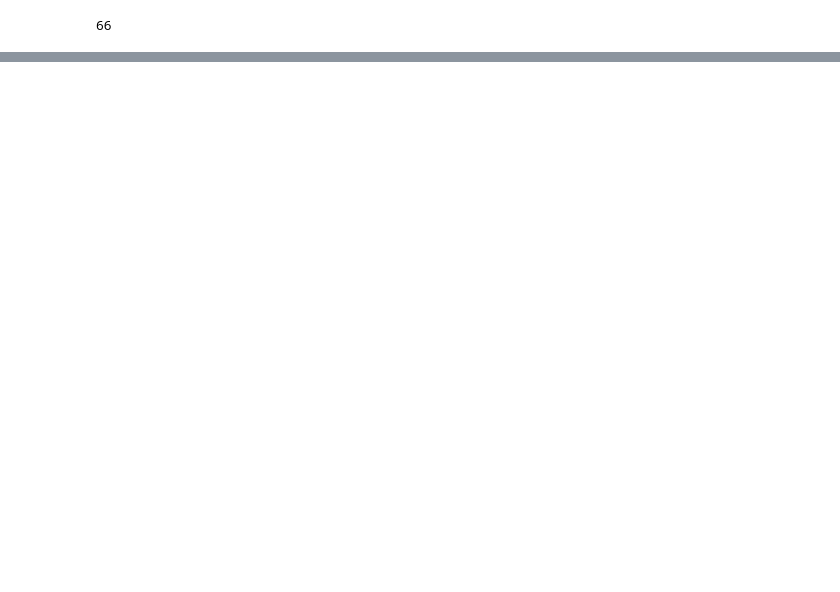
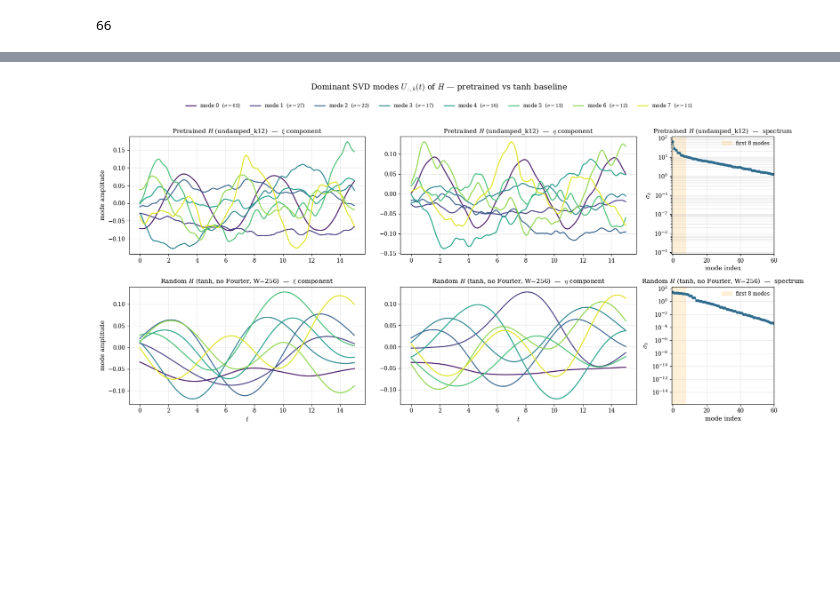
Before and after one commit to esemsc-dda24/PTL-PINNs, a Jupyter notebook: ptlpinns/results/LKV/lotka_volterra.ipynb, the cells around one changed output, grey strips where cells are left out. Drawn from its saved outputs; the diff is of its cells as text; code cells hidden in the pictures; blank space fills up the shorter version.

````diff
--- a/ptlpinns/results/LKV/lotka_volterra.ipynb
+++ b/ptlpinns/results/LKV/lotka_volterra.ipynb
@@ -329,3 +418,87 @@ N = 500:
+# %%
+# Build the tanh, no-Fourier, W=256 random baseline on the same grid.
+torch.manual_seed(0)
+np.random.seed(0)
+tanh_baseline_model = Multihead_model_fourier(
+    k=training_log["k"],
+    bias=training_log["bias"],
+    use_sine=False,
+    use_fourier=False,
+    scale=1.0,
+    n_frequencies=16,
+    HIDDEN_LAYERS=[256, 256, 512],
+)
+H_dict_tanh = transfer.compute_H_dict(tanh_baseline_model, N=N, bias=True, t_span=t_span)
+
+bases = [
+    ("Pretrained $H$ (undamped_k12)",                H_dict),
+    ("Random $H$ (tanh, no Fourier, W=256)",         H_dict_tanh),
+]
+
+K = 8  # number of dominant SVD modes to display per model
+t_axis = np.linspace(t_span[0], t_span[1], N)
+
+cmap = plt.cm.get_cmap("viridis")
+colors = [cmap(0.05 + 0.9 * j / (K - 1)) for j in range(K)]
+
+# Layout: per model, three subplots side by side
+#   col 0 : K dominant U-modes restricted to the xi component
+#   col 1 : K dominant U-modes restricted to the eta component
+#   col 2 : singular-value spectrum (log scale)
+fig, axes = plt.subplots(len(bases), 3, figsize=(17, 4.0 * len(bases)),
+                         gridspec_kw={"width_ratios": [3, 3, 1.3]})
+
+for row, (name, Hd) in enumerate(bases):
+    H = Hd["H"]
+    # SVD on the full (2N, W) basis matrix.
+    U, S, _ = np.linalg.svd(H, full_matrices=False)
+    U_even  = U[0::2, :]    # (N, k)  — xi component of each mode
+    U_odd   = U[1::2, :]    # (N, k)  — eta component of each mode
+
+    for ax, mat, comp_name in [
+        (axes[row, 0], U_even, r"$\xi$ component"),
+        (axes[row, 1], U_odd,  r"$\eta$ component"),
+    ]:
+        for j in range(K):
+            ax.plot(
+                t_axis, mat[:, j], color=colors[j],
+                linewidth=1.8, alpha=0.95,
+                label=fr"mode {j}  ($\sigma={S[j]:.2g}$)",
+            )
+        ax.grid(True, alpha=0.3)
+        ax.set_title(f"{name}  —  {comp_name}", fontsize=11)
+        if row == len(bases) - 1:
+            ax.set_xlabel(r"$t$", fontsize=12)
+
+    # Singular-value spectrum.
+    spec_ax = axes[row, 2]
+    spec_ax.semilogy(np.arange(len(S)), S, marker="o", markersize=4,
+                     linewidth=1.2, color=cmap(0.35))
+    spec_ax.axvspan(-0.5, K - 0.5, color="orange", alpha=0.15,
+                    label=f"first {K} modes")
+    spec_ax.set_xlabel("mode index", fontsize=11)
+    spec_ax.set_ylabel(r"$\sigma_k$", fontsize=12)
+    spec_ax.set_title(f"{name}  —  spectrum", fontsize=11)
+    spec_ax.grid(True, which="both", alpha=0.3)
+    spec_ax.set_xlim(-0.5, min(60, len(S) - 0.5))
+    spec_ax.legend(fontsize=9, frameon=False)
+
+# A single shared legend for the K mode colours, placed above the figure.
+handles, labels = axes[0, 0].get_legend_handles_labels()
+fig.legend(handles, labels, ncol=K, fontsize=9, frameon=False,
+           loc="upper center", bbox_to_anchor=(0.5, 1.02))
+
+axes[0, 0].set_ylabel("mode amplitude", fontsize=11)
+axes[1, 0].set_ylabel("mode amplitude", fontsize=11)
+
+plt.suptitle(
+    "Dominant SVD modes $U_{:,k}(t)$ of $H$ — pretrained vs tanh baseline",
+    fontsize=14, y=1.07,
+)
+plt.tight_layout()
+plt.show()
+# %% [output]
+[figure, added]
 # %% [markdown]
 ```
 # %% [markdown]
````
Also changed, not shown: parts of 29 cells of this notebook, 16 other files.
